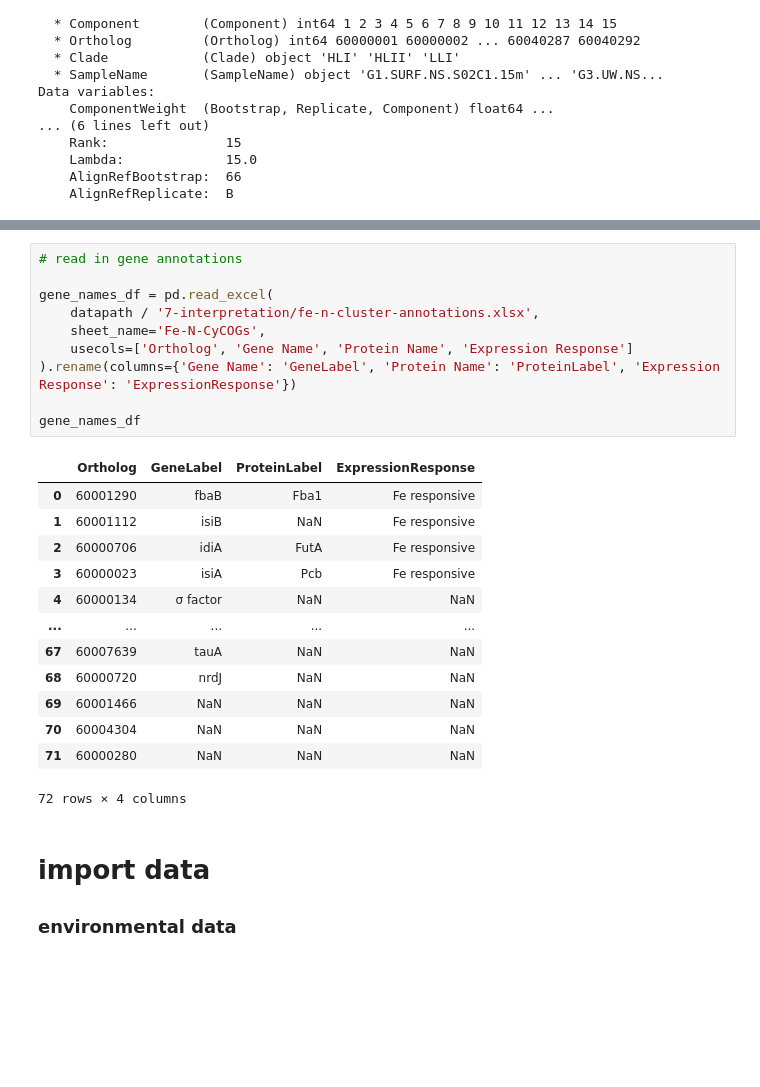
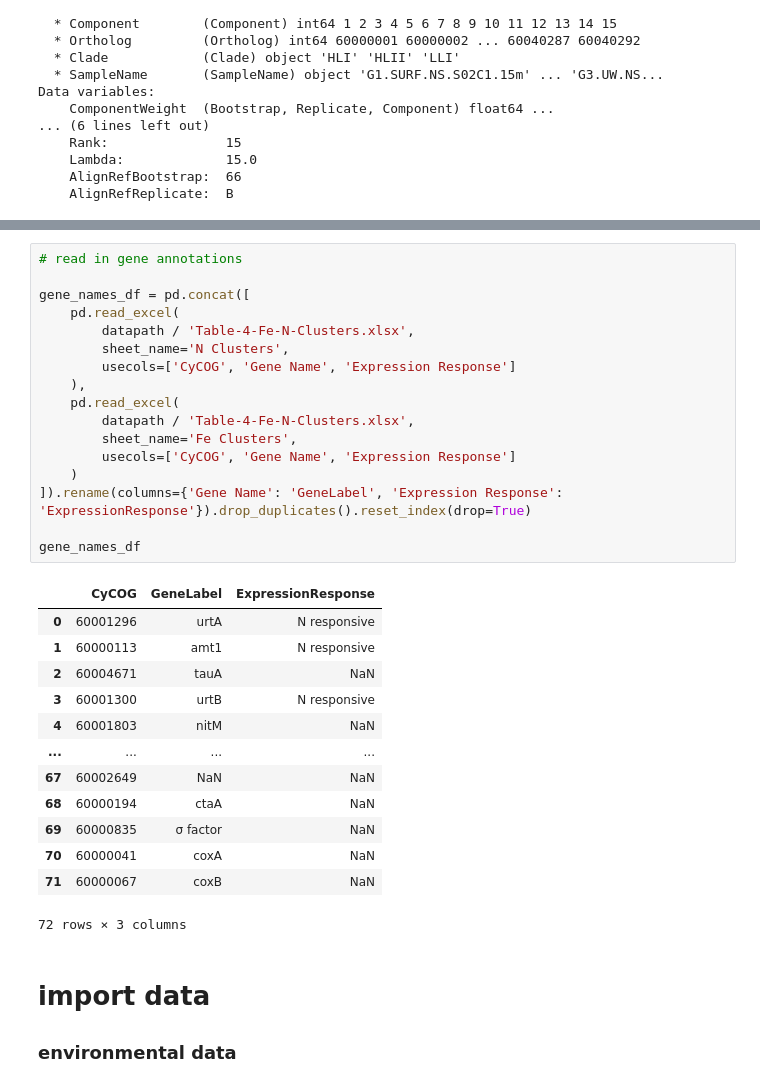
Before and after one commit to blasks/barnacle-manuscript, a Jupyter notebook: analyses/7-interpretation/2-fe-n-clusters.ipynb, the cells around one changed output, grey strips where cells are left out. Saved outputs shown, nothing was run; the diff lists cells and outputs as text; blank space fills up the shorter version.

```diff
--- a/analyses/7-interpretation/2-fe-n-clusters.ipynb
+++ b/analyses/7-interpretation/2-fe-n-clusters.ipynb
@@ -289,27 +289,34 @@ n_cluster_df
 # %%
 # read in gene annotations
 
-gene_names_df = pd.read_excel(
-    datapath / '7-interpretation/fe-n-cluster-annotations.xlsx',
-    sheet_name='Fe-N-CyCOGs',
-    usecols=['Ortholog', 'Gene Name', 'Protein Name', 'Expression Response']
-).rename(columns={'Gene Name': 'GeneLabel', 'Protein Name': 'ProteinLabel', 'Expression Response': 'ExpressionResponse'})
+gene_names_df = pd.concat([
+    pd.read_excel(
+        datapath / 'Table-4-Fe-N-Clusters.xlsx',
+        sheet_name='N Clusters',
+        usecols=['CyCOG', 'Gene Name', 'Expression Response']
+    ),
+    pd.read_excel(
+        datapath / 'Table-4-Fe-N-Clusters.xlsx',
+        sheet_name='Fe Clusters',
+        usecols=['CyCOG', 'Gene Name', 'Expression Response']
+    )
+]).rename(columns={'Gene Name': 'GeneLabel', 'Expression Response': 'ExpressionResponse'}).drop_duplicates().reset_index(drop=True)
 
 gene_names_df
 # %% [output]
-|  | Ortholog | GeneLabel | ProteinLabel | ExpressionResponse |
-| 0 | 60001290 | fbaB | Fba1 | Fe responsive |
-| 1 | 60001112 | isiB | NaN | Fe responsive |
-| 2 | 60000706 | idiA | FutA | Fe responsive |
-| 3 | 60000023 | isiA | Pcb | Fe responsive |
-| 4 | 60000134 | σ factor | NaN | NaN |
-| ... | ... | ... | ... | ... |
-| 67 | 60007639 | tauA | NaN | NaN |
-| 68 | 60000720 | nrdJ | NaN | NaN |
-| 69 | 60001466 | NaN | NaN | NaN |
-| 70 | 60004304 | NaN | NaN | NaN |
-| 71 | 60000280 | NaN | NaN | NaN |
+|  | CyCOG | GeneLabel | ExpressionResponse |
+| 0 | 60001296 | urtA | N responsive |
+| 1 | 60000113 | amt1 | N responsive |
+| 2 | 60004671 | tauA | NaN |
+| 3 | 60001300 | urtB | N responsive |
+| 4 | 60001803 | nitM | NaN |
+| ... | ... | ... | ... |
+| 67 | 60002649 | NaN | NaN |
+| 68 | 60000194 | ctaA | NaN |
+| 69 | 60000835 | σ factor | NaN |
+| 70 | 60000041 | coxA | NaN |
+| 71 | 60000067 | coxB | NaN |
-72 rows × 4 columns
+72 rows × 3 columns
 # %% [markdown]
 # import data
 ### environmental data
```
Also changed, not shown: parts of 7 cells of this notebook, 3 other files.
